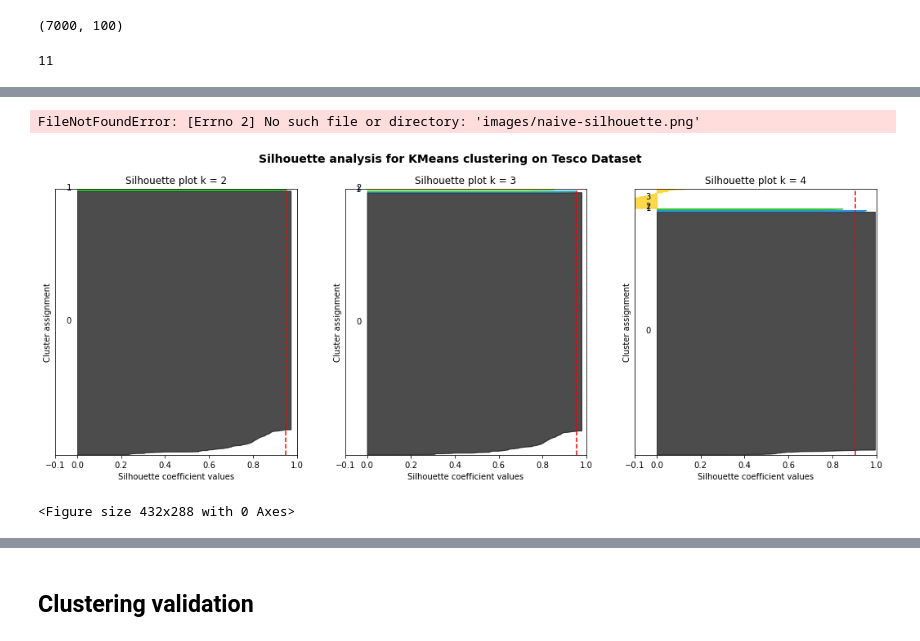
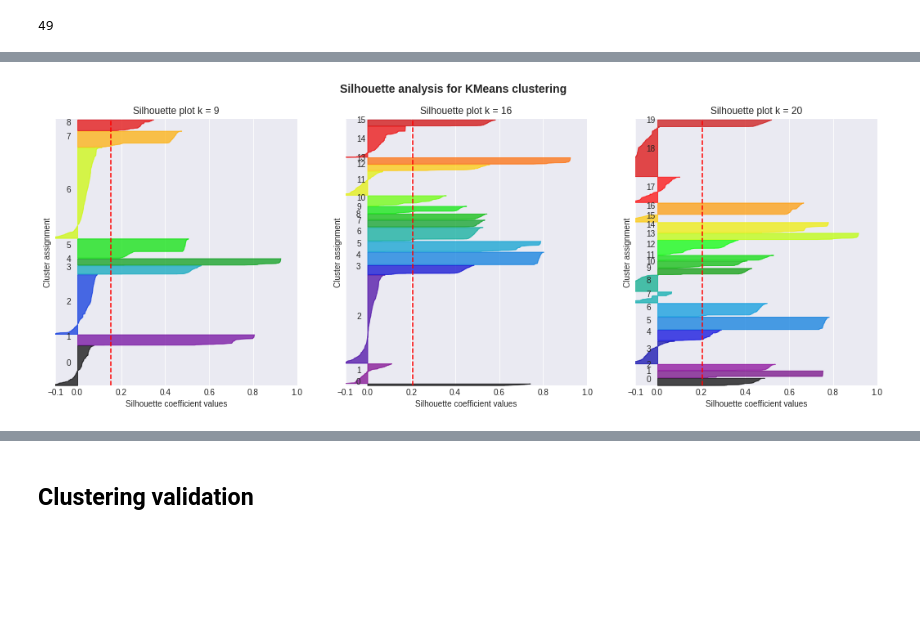
Before and after one commit to giordano-lucas/dex-cyclic-arbitrage, a Jupyter notebook: models/Kmeans.ipynb, the cells around one changed output, grey strips where cells are left out. Saved outputs shown, nothing was run; the diff lists cells and outputs as text; code cells hidden in the pictures; blank space fills up the shorter version.

Commit message:
updated clustering figures

```diff
--- a/models/Kmeans.ipynb
+++ b/models/Kmeans.ipynb
@@ -15,20 +15,19 @@ import plotly.express as px
 from plotly.subplots import make_subplots
 import plotly.graph_objects as go
 # %%
-X_train = np.load(cfg["files"]["encoded_train_features"])
-X_test = np.load(cfg["files"]["encoded_test_features"])
-train_ids = np.load(cfg['files']['train_ids']).astype(int)
+use_liquid = True
+features_dir = 'liquid' if use_liquid else 'full'
-# %%
-X_train.shape
-# %% [output]
-(7000, 100)
+# %%
+X_train = np.load(cfg["files"][features_dir]["encoded_train_features"])
+X_test = np.load(cfg["files"][features_dir]["encoded_test_features"])
 # %%
 scaler = StandardScaler()
 scaler.fit(X_train)
 tX_train = scaler.transform(X_train)
 tX_test  = scaler.transform(X_test)
 # %%
-k_max = 12
+# /!\ this cell takes about 10 minutes to run
+k_max = 50
 
 silhouettes = []
 sse = []
@@ -47,7 +46,7 @@ for k in range(2, k_max): # Try multiple k
 silhouettes = pd.DataFrame(silhouettes)
 sse = pd.DataFrame(sse)
 # %% [output]
-11
+49
 # %%
 fig = make_subplots(rows=1, cols=2, subplot_titles=("Silhouette method", "SSE method"))
 
@@ -70,49 +69,48 @@ fig.show()
 [interactive output not drawn]
 # %%
 import matplotlib.cm as cm
-n_clusters_range = [2,3,4]
+import matplotlib
+matplotlib.style.use('seaborn-darkgrid')
+n_clusters_range = [9,16,20]
 fig, axs = plt.subplots(1, len(n_clusters_range))
 fig.set_size_inches(18, 6)
 for j,k in enumerate(n_clusters_range):
     ax = axs[j]
-    ax.set_xlim([-0.1, 1])                           # silhouettes lie within [-0.1, 1] here
+    ax.set_xlim([-0.1, 1])                         # silhouettes lie within [-0.1, 1] here
     ax.set_ylim([0, len(X_train) + (k + 1) * 10])  # inserting blank space between silhouette
     clusterer = KMeans(n_clusters=k, random_state=10)# Do the clustering
     labels = clusterer.fit_predict(X_train)
     silhouette_avg = silhouette_score(X_train, labels)             # avg silhouette
     sample_silhouette_values = silhouette_samples(X_train, labels) # scores for each sample
     y_lower = 10
     for i in range(k):
         ith_cluster_silhouette_values = sample_silhouette_values[labels == i] # aggregate per cluster
         ith_cluster_silhouette_values.sort()                                  # sort
         size_cluster_i = ith_cluster_silhouette_values.shape[0]
         y_upper = y_lower + size_cluster_i
 
         color = cm.nipy_spectral(float(i) / k)                                # get color from palette
         ax.fill_betweenx(np.arange(y_lower, y_upper),
                           0, ith_cluster_silhouette_values,
                           facecolor=color, edgecolor=color, alpha=0.7)
         # Label the silhouette plots with their cluster numbers at the middle
         ax.text(-0.05, y_lower + 0.5 * size_cluster_i, str(i))
         # Compute the new y_lower for next plot
         y_lower = y_upper + 10  # 10 for the 0 samples
 
     ax.set_title("Silhouette plot k = %d" %k)
     ax.set_xlabel("Silhouette coefficient values")
     ax.set_ylabel("Cluster assignment")
     # The vertical line for average silhouette score of all the values
     ax.axvline(x=silhouette_avg, color="red", linestyle="--")
     ax.set_yticks([])  # Clear the yaxis labels / ticks
     ax.set_xticks([-0.1, 0, 0.2, 0.4, 0.6, 0.8, 1])
+plt.suptitle(("Silhouette analysis for KMeans clustering"),
+                 fontsize=14, fontweight='bold')
+
+fig.savefig(f"{cfg['fig_dir'][features_dir]['clustering']}silhouette-analysis.png")
+plt.show()
 # %% [output]
-FileNotFoundError: [Errno 2] No such file or directory: 'images/naive-silhouette.png'
-[figure, old version]
+[figure, new version]
-# %%
-plt.suptitle(("Silhouette analysis for KMeans clustering"),
-                 fontsize=14, fontweight='bold')
-fig.savefig(f"{cfg['fig_dir']['clustering']}silhouette-analysis.png")
-plt.show()
-# %% [output]
-<Figure size 432x288 with 0 Axes>
 # %%
 # appears to be the best k value
```
Also changed, not shown: parts of 9 cells of this notebook, 7 other files.
